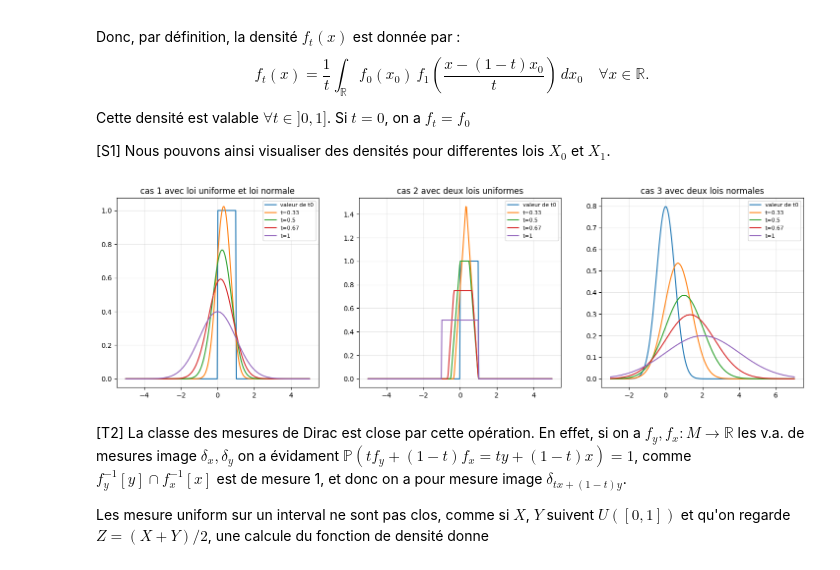
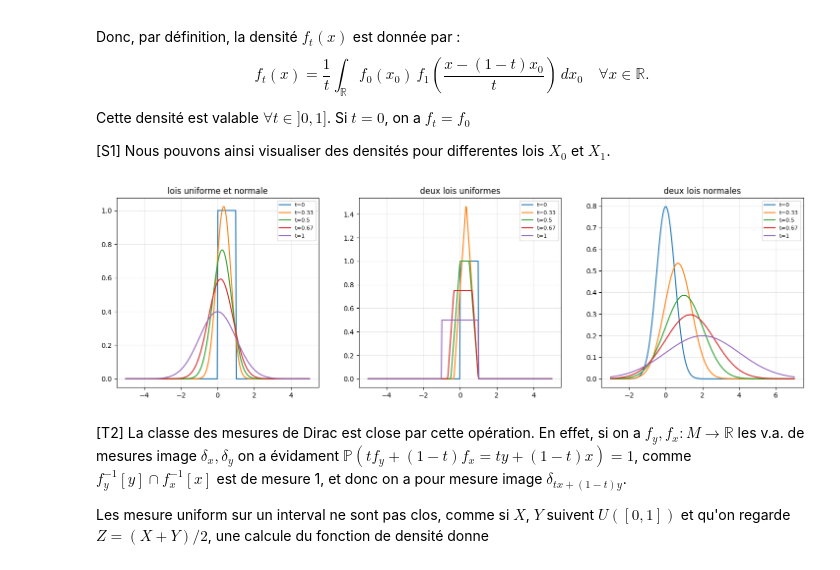
Before and after one commit to GPotoshin/Interpolation-entre-mesures-de-probabilit-s-Python-Project, a Jupyter notebook: final_notebook.ipynb, the cells around one changed output. Saved outputs shown, nothing was run; the diff lists cells and outputs as text; code cells hidden in the pictures.

```diff
--- a/final_notebook.ipynb
+++ b/final_notebook.ipynb
@@ -59,48 +86,28 @@ from dataclasses import dataclass
 # %%
-@dataclass
-class Context:
-    Lx: np.ndarray
-    Lt: list[float]
-    axes: mplib.axes._axes.Axes
-    plt_count: int
-
-    def next_axe(self):
-        ax = self.axes[self.plt_count]
-        self.plt_count += 1
-        return ax
-
-def end_axe(ax, name):
-    ax.grid(True, alpha=0.3)
-    ax.set_title(name)
-    ax.legend(loc="upper right", fontsize=8)
-
-fig, axes = plt.subplots(1, 3, figsize=(18, 5))
 ctx = Context(
     np.linspace(-5,5,300),
     [0,1/3,1/2,2/3,1],
-    axes,
-    0,
 )
 
-def va_inter(ctx, f, g, name, a=0, b=1):
+def va_inter(ctx, f, g, name, a=-np.inf, b=+np.inf):
     ax = ctx.next_axe()
-    ax.plot(ctx.Lx, f.pdf(ctx.Lx),label="valeur de t"+str(0))
+    ax.plot(ctx.Lx, f.pdf(ctx.Lx),label="t=0")
     for t in ctx.Lt[1:]:
         integrale, _ = spi.quad_vec(lambda x0: f.pdf(x0)*g.pdf((ctx.Lx-(1-t)*x0)/t), a, b)
         res = (1/t) * integrale
         ax.plot(ctx.Lx, res, label="t=" + str(round(t, 2)))
     end_axe(ax, name)
 
 
-va_inter(ctx, uniform, norm, "cas 1 avec loi uniforme et loi normale")
-va_inter(ctx, uniform, uniform(loc=-1, scale=2), "cas 2 avec deux lois uniformes")
+va_inter(ctx, uniform, norm, "lois uniforme et normale", a=0, b=1)
+va_inter(ctx, uniform, uniform(loc=-1, scale=2), "deux lois uniformes", a=0, b=1)
 
 ctx.Lx = np.linspace(-3,7,300)
-va_inter(ctx, norm(loc=0, scale=0.5), norm(loc=2, scale=2), "cas 3 avec deux lois normales", a=-np.inf, b=+np.inf)
+va_inter(ctx, norm(loc=0, scale=0.5), norm(loc=2, scale=2), "deux lois normales")
 
 plt.show()
 # %% [output]
-[figure, old version]
+[figure, new version]
 # %% [markdown]
 [T2] La classe des mesures de Dirac est close par cette opération. En effet,
 si on a $f_y, f_x:M\rightarrow\mathbb R$ les v.a. de mesures image $\delta_x, \delta_y$
```
Also changed, not shown: parts of 7 cells of this notebook, 1 other file.
